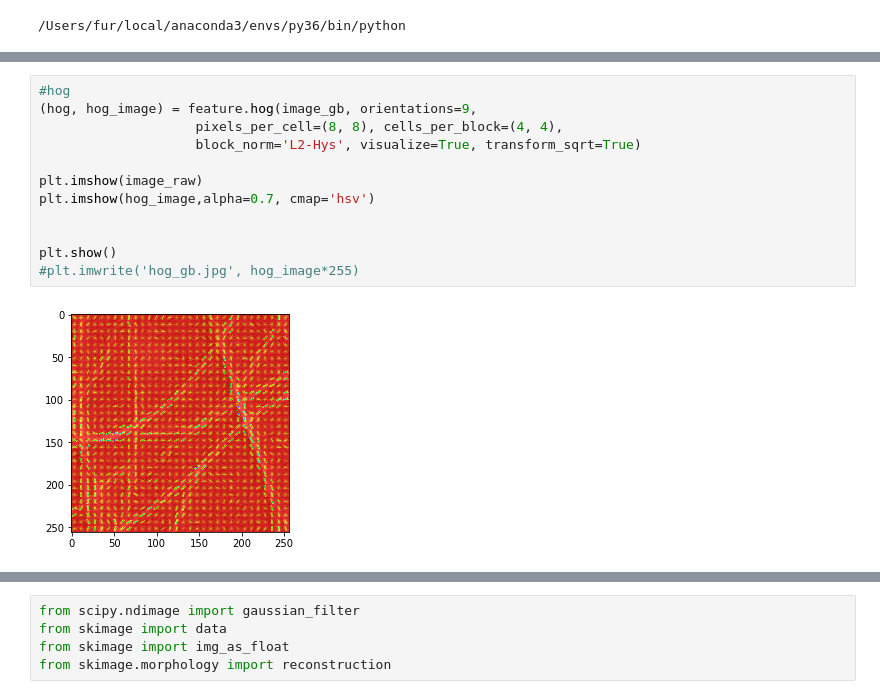
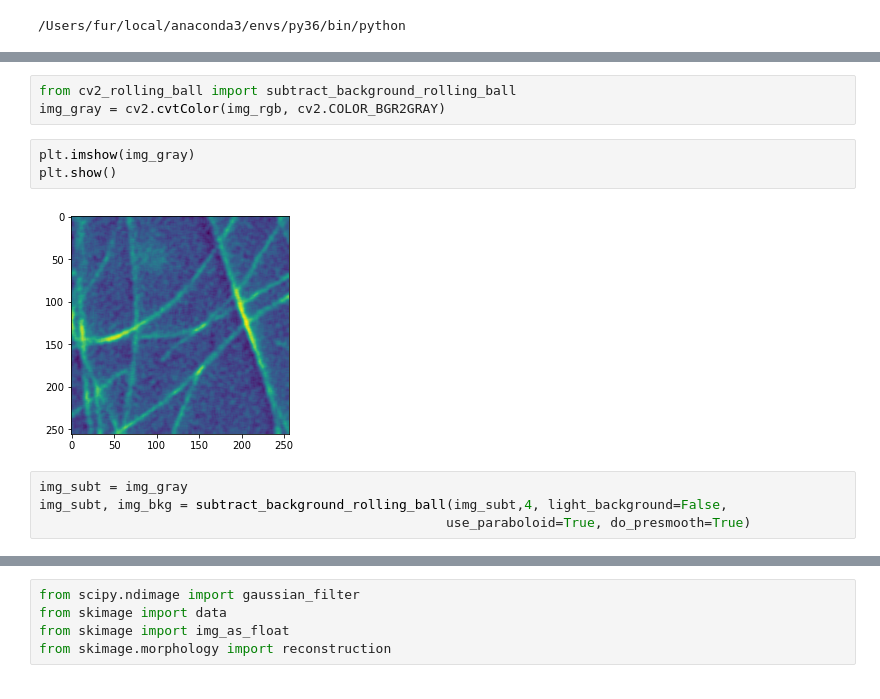
Before and after one commit to hiroshifuruta/hedgehog, a Jupyter notebook: hog.ipynb, the cells around one changed output, grey strips where cells are left out. Saved outputs shown, nothing was run; the diff lists cells and outputs as text.

```diff
--- a/hog.ipynb
+++ b/hog.ipynb
@@ -20,14 +75,12 @@ plt.show()
-# %%
-#hog
-(hog, hog_image) = feature.hog(image_gb, orientations=9,
-                    pixels_per_cell=(8, 8), cells_per_block=(4, 4),
-                    block_norm='L2-Hys', visualize=True, transform_sqrt=True)
-
-plt.imshow(image_raw)
-plt.imshow(hog_image,alpha=0.7, cmap='hsv')
-
-
-plt.show()
-#plt.imwrite('hog_gb.jpg', hog_image*255)
-# %% [output]
-[figure, removed]
+# %%
+from cv2_rolling_ball import subtract_background_rolling_ball
+img_gray = cv2.cvtColor(img_rgb, cv2.COLOR_BGR2GRAY)
+# %%
+plt.imshow(img_gray)
+plt.show()
+# %% [output]
+[figure, added]
+# %%
+img_subt = img_gray
+img_subt, img_bkg = subtract_background_rolling_ball(img_subt,4, light_background=False,
+                                                    use_paraboloid=True, do_presmooth=True)
```
Also changed, not shown: parts of 13 cells of this notebook, 3 other files.
